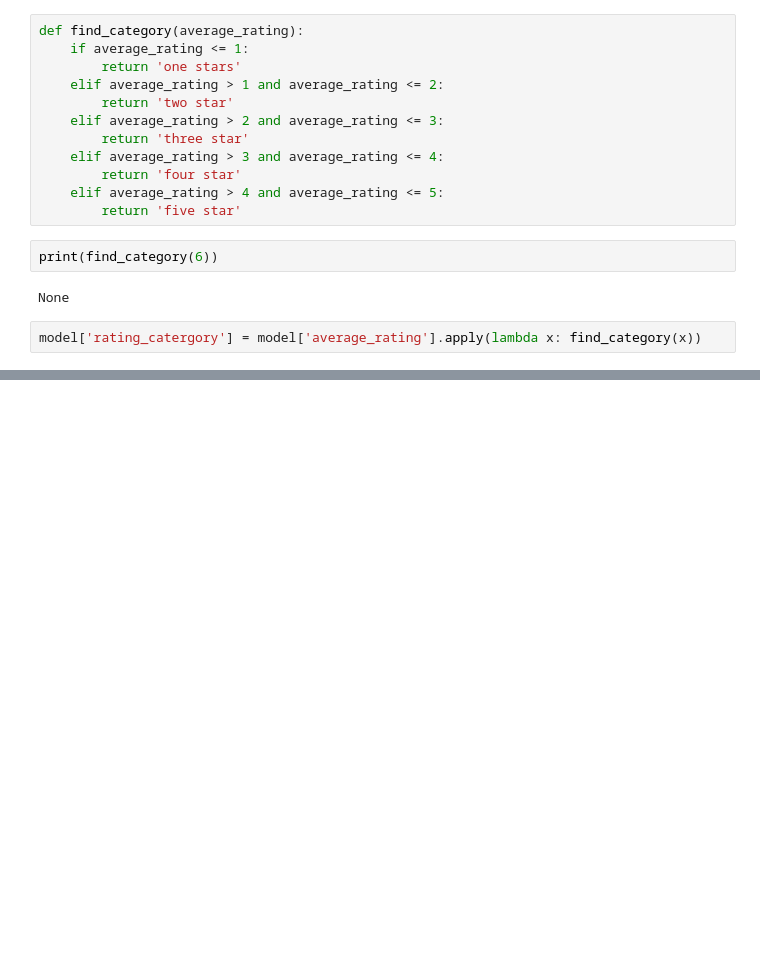
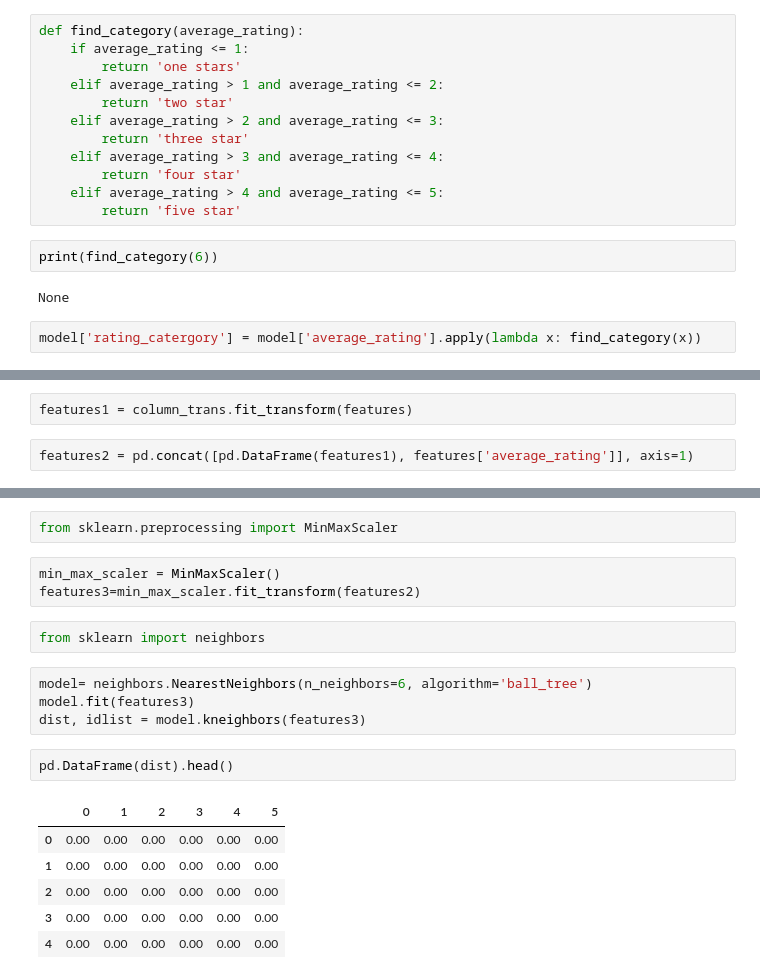
Before and after one commit to ICFMentors/ML-Repository, a Jupyter notebook: books.ipynb, the cells around one changed output, grey strips where cells are left out. Cells and saved outputs as stored; diff of their text form; blank space fills up the shorter version.

```diff
--- a/books.ipynb
+++ b/books.ipynb
@@ -209,0 +253,4 @@ model.sample(15)
+# %%
+features1 = column_trans.fit_transform(features)
+# %%
+features2 = pd.concat([pd.DataFrame(features1), features['average_rating']], axis=1)
@@ -209,0 +281,20 @@ model.sample(15)
+# %%
+from sklearn.preprocessing import MinMaxScaler
+# %%
+min_max_scaler = MinMaxScaler()
+features3=min_max_scaler.fit_transform(features2)
+# %%
+from sklearn import neighbors
+# %%
+model= neighbors.NearestNeighbors(n_neighbors=6, algorithm='ball_tree')
+model.fit(features3)
+dist, idlist = model.kneighbors(features3)
+# %%
+pd.DataFrame(dist).head()
+# %% [output]
+|  | 0 | 1 | 2 | 3 | 4 | 5 |
+| 0 | 0.00 | 0.00 | 0.00 | 0.00 | 0.00 | 0.00 |
+| 1 | 0.00 | 0.00 | 0.00 | 0.00 | 0.00 | 0.00 |
+| 2 | 0.00 | 0.00 | 0.00 | 0.00 | 0.00 | 0.00 |
+| 3 | 0.00 | 0.00 | 0.00 | 0.00 | 0.00 | 0.00 |
+| 4 | 0.00 | 0.00 | 0.00 | 0.00 | 0.00 | 0.00 |
```
Also changed, not shown: parts of 17 cells of this notebook.
